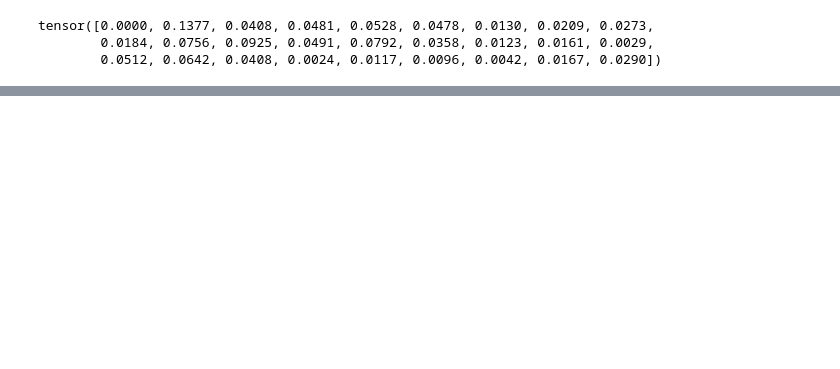
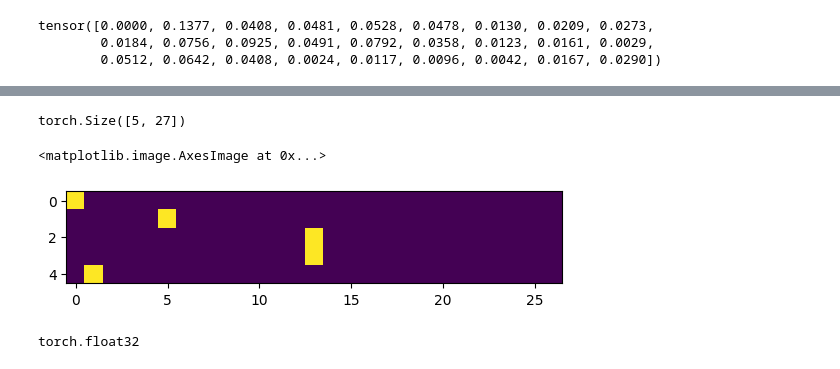
Before and after one commit to Prathamesh-chougale-17/Andrej-Karpathy-A-to-Z-Deep-Learning, a Jupyter notebook: makemore/build_makemore.ipynb, the cells around one changed output, grey strips where cells are left out. Cells and saved outputs as stored; diff of their text form; code cells hidden in the pictures; blank space fills up the shorter version.

```diff
--- a/makemore/build_makemore.ipynb
+++ b/makemore/build_makemore.ipynb
@@ -223,0 +256,3 @@ tensor([[   0, 4410, 1306, 1542, 1690, 1531,  417,  669,  874,  591, 2422, 2963,
+# %%
+M = (N+1).float() / N.sum(dim=1, keepdim=True) # Normalize by row, Keepdims is used to keep the dimensions of the matrix same && +1 is used to avoid division by zero and is called Laplace Smoothing
+M.shape
@@ -223,0 +288,13 @@ tensor([[   0, 4410, 1306, 1542, 1690, 1531,  417,  669,  874,  591, 2422, 2963,
+# %%
+log_likelihood = 0.0
+n =0
+for w in words[:3]:
+    w = '.' + w + '.'
+    for ch1, ch2 in zip(w, w[1:]):
+        i = char_to_id[ch1]
+        j = char_to_id[ch2]
+        prob = M[i, j]
+        n+=1
+        log_prob = prob.log()
+        log_likelihood += log_prob
+        print(f'{ch1}->{ch2}: {prob:.4f} ({log_prob:.4f})')
@@ -223,0 +327,14 @@ tensor([[   0, 4410, 1306, 1542, 1690, 1531,  417,  669,  874,  591, 2422, 2963,
+# %%
+xs , ys = [], [] # xs is input and ys is output
+
+for w in words[:1]:
+    w = '.' + w + '.'
+    for ch1, ch2 in zip(w, w[1:]):
+        i = char_to_id[ch1]
+        j = char_to_id[ch2]
+        print(ch1, ch2)
+        xs.append(i)
+        ys.append(j)
+
+xs = torch.tensor(xs)
+ys = torch.tensor(ys)
@@ -223,0 +358,4 @@ tensor([[   0, 4410, 1306, 1542, 1690, 1531,  417,  669,  874,  591, 2422, 2963,
+# %%
+import torch.nn.functional as F
+xenc = F.one_hot(xs, num_classes=27).float()
+xenc
@@ -223,0 +373,13 @@ tensor([[   0, 4410, 1306, 1542, 1690, 1531,  417,  669,  874,  591, 2422, 2963,
+# %%
+xenc.shape
+# %% [output]
+torch.Size([5, 27])
+# %%
+plt.imshow(xenc)
+# %% [output]
+<matplotlib.image.AxesImage at 0x...>
+[figure, added]
+# %%
+xenc.dtype
+# %% [output]
+torch.float32
```
Also changed, not shown: parts of 37 cells of this notebook.
